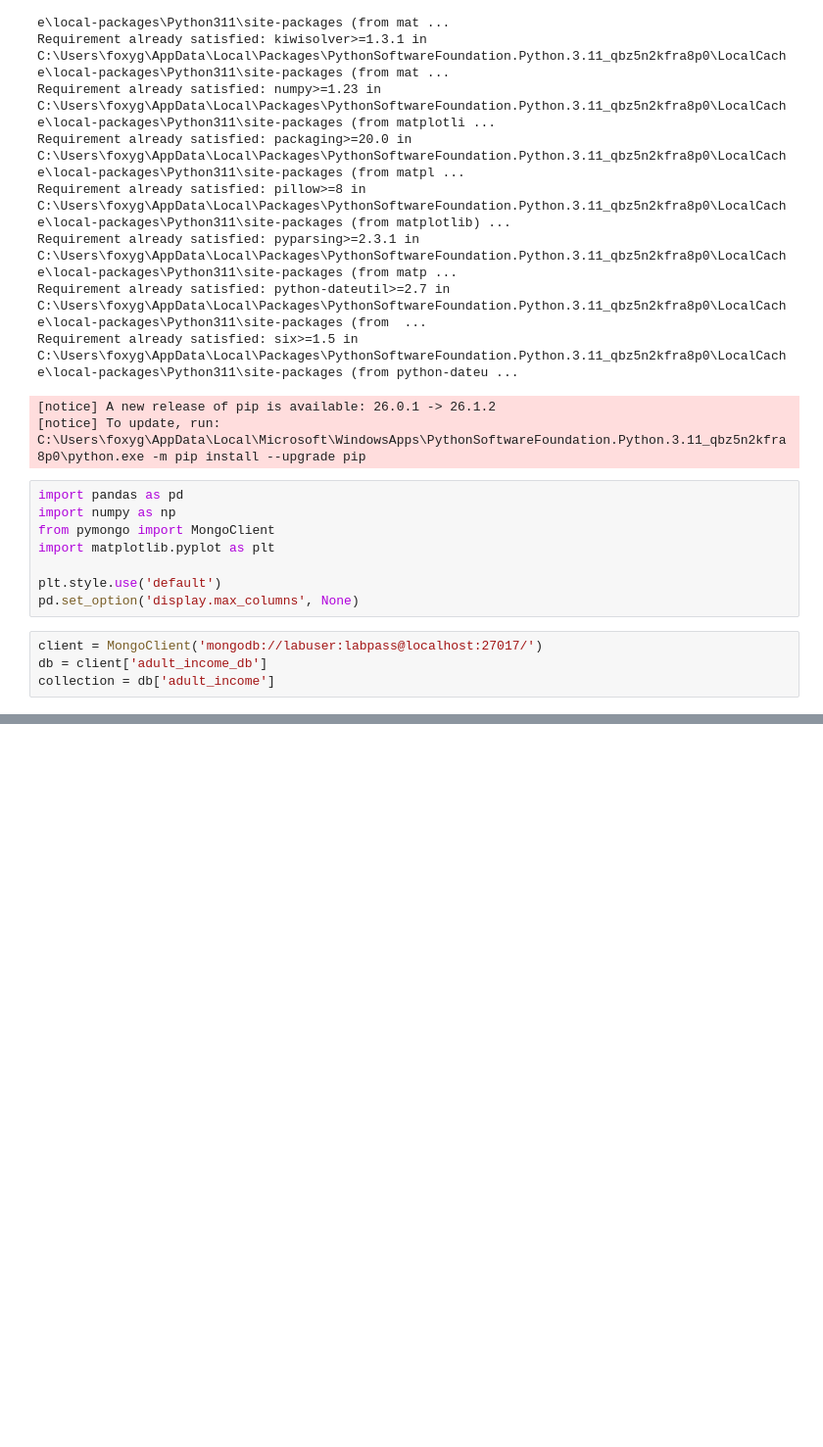
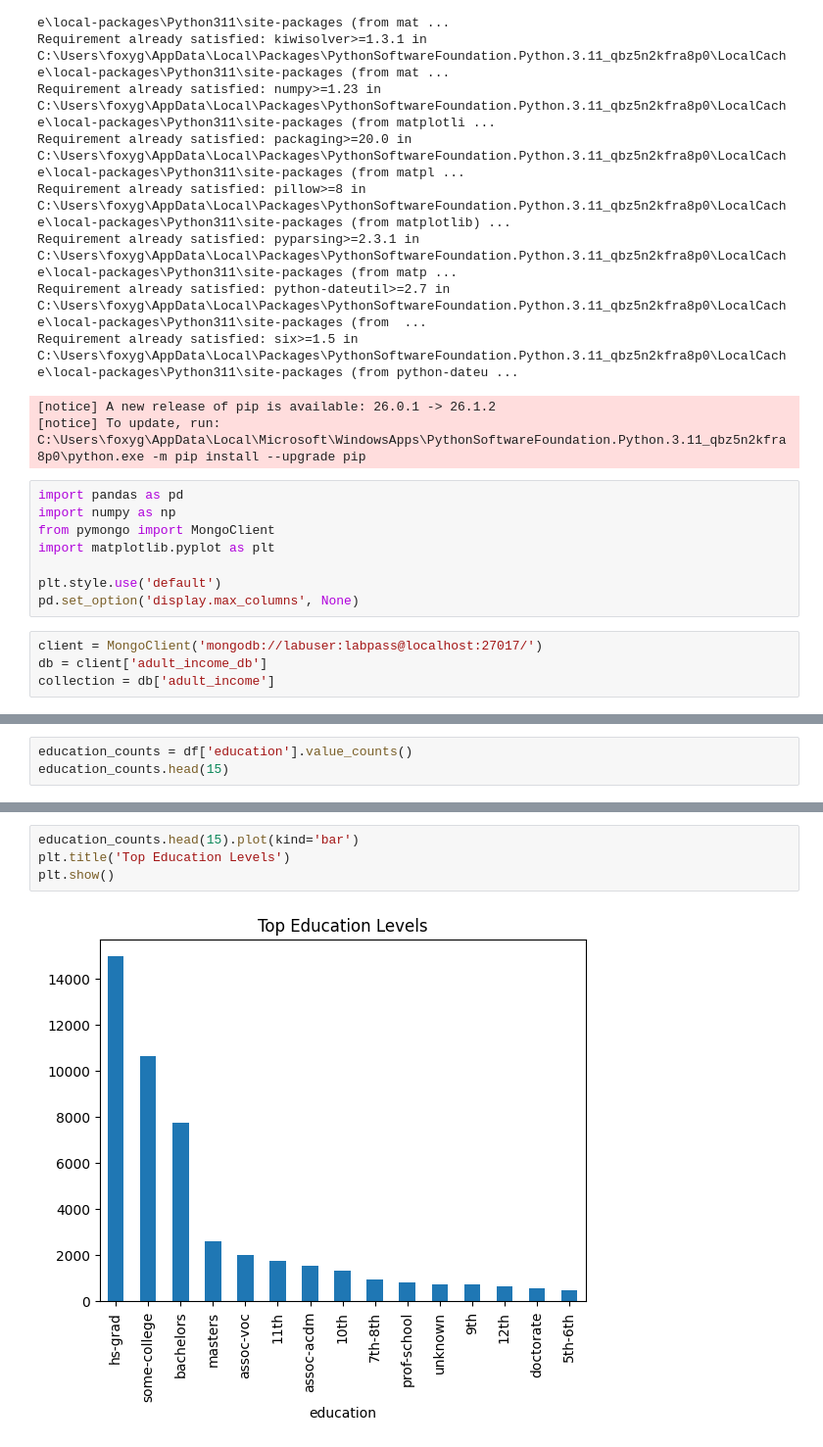
Before and after one commit to JeannyBoy/Final, a Jupyter notebook: EAD.ipynb, the cells around one changed output, grey strips where cells are left out. Shown at 98% size. Cells and saved outputs as stored; diff of their text form; blank space fills up the shorter version.

```diff
--- a/EAD.ipynb
+++ b/EAD.ipynb
@@ -83,0 +166,3 @@ Shape: (48845, 1)
+# %%
+education_counts = df['education'].value_counts()
+education_counts.head(15)
@@ -83,0 +187,6 @@ Shape: (48845, 1)
+# %%
+education_counts.head(15).plot(kind='bar')
+plt.title('Top Education Levels')
+plt.show()
+# %% [output]
+[figure, added]
```
Also changed, not shown: parts of 21 cells of this notebook, 2 other files.
